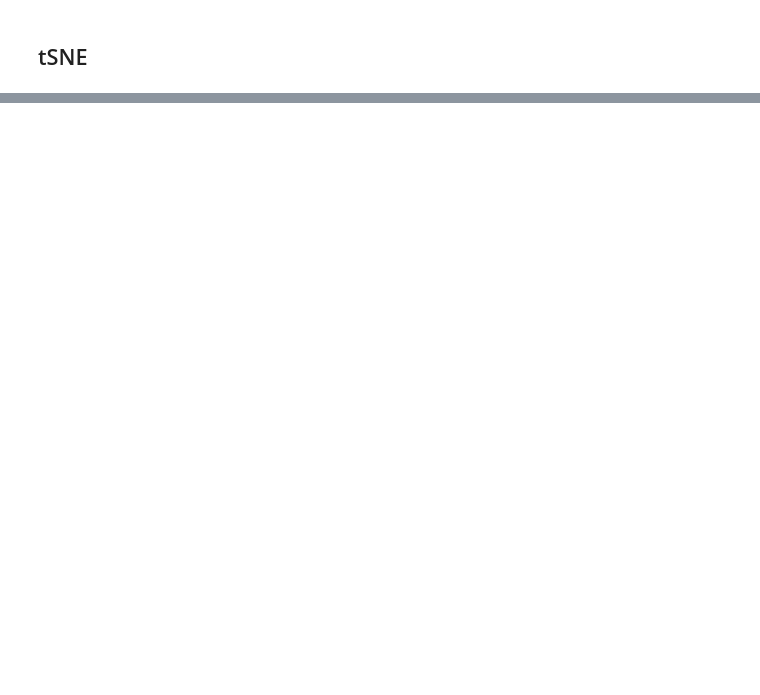
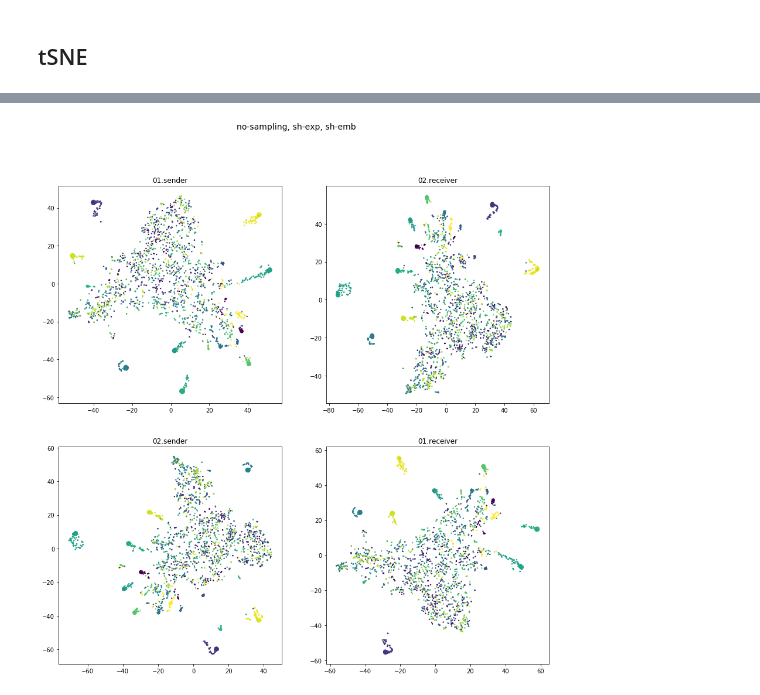
Before and after one commit to byewokko/guessing-game, a Jupyter notebook: Export and analyze embeddings.ipynb, the cells around one changed output, grey strips where cells are left out. Drawn from its saved outputs; the diff is of its cells as text; code cells hidden in the pictures; blank space fills up the shorter version.

```diff
--- a/Export and analyze embeddings.ipynb
+++ b/Export and analyze embeddings.ipynb
@@ -93,0 +138,4 @@ plt.scatter(*coords_2.T, c=categories, s=np.ones_like(categories)*2)
+# %%
+reduce_and_plot(*embs[3])
+# %% [output]
+[figure, added]
```
Also changed, not shown: parts of 20 cells of this notebook, 3 other files.
